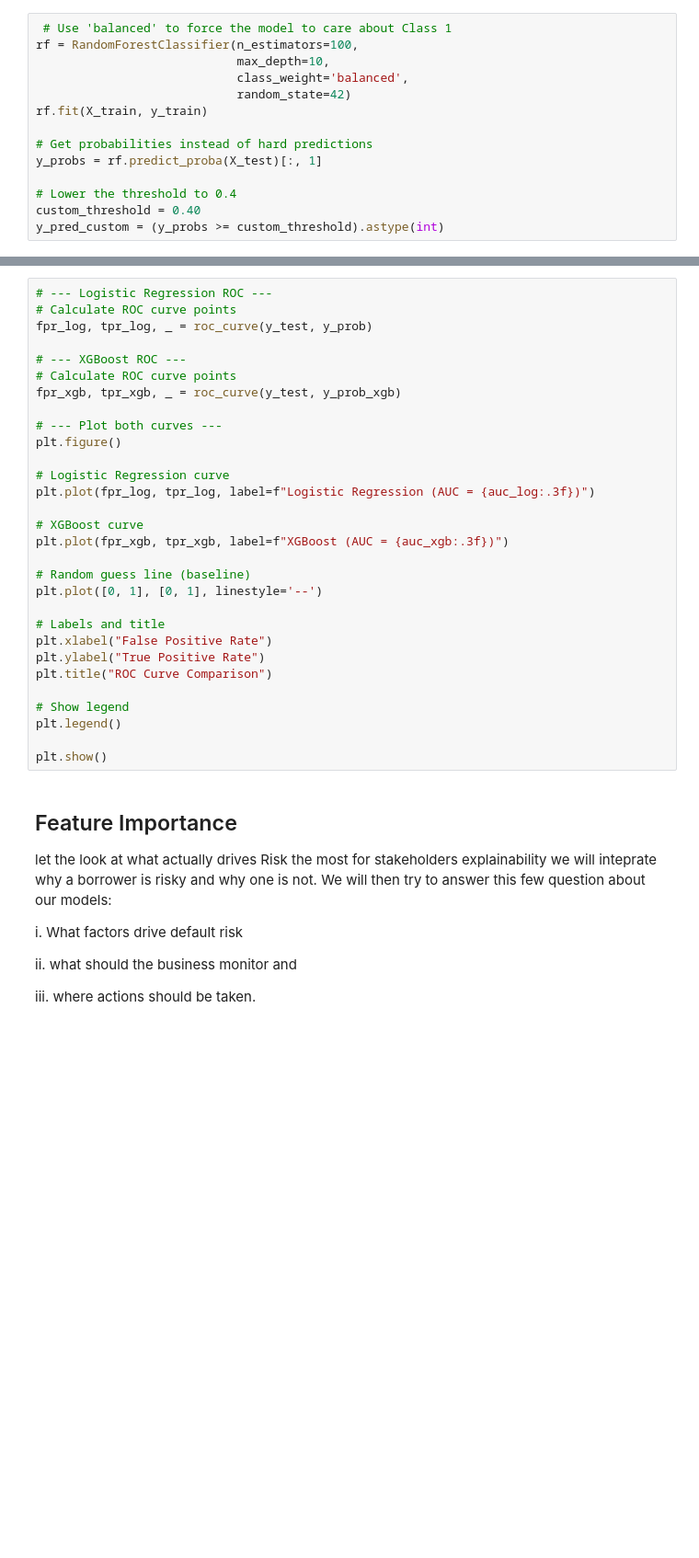
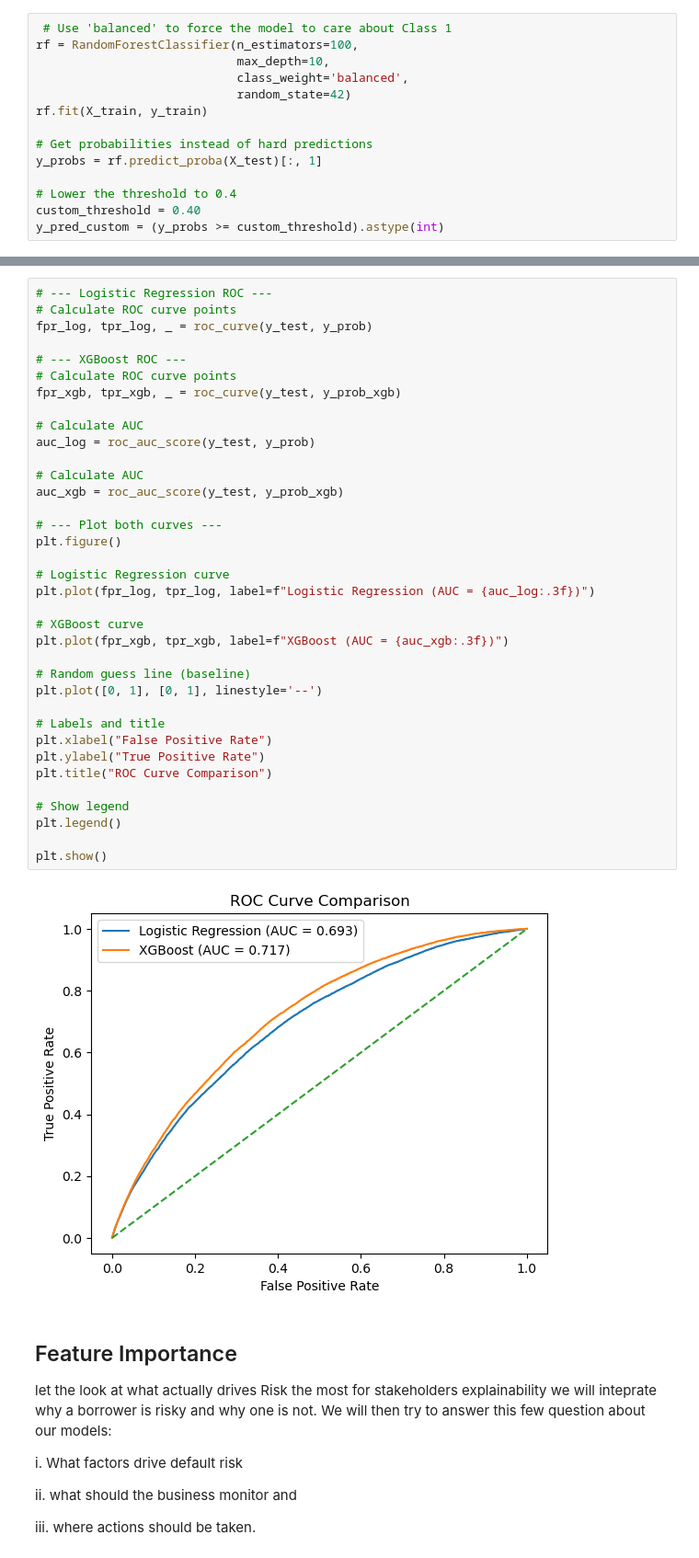
Before and after one commit to EAhadzi-byte/RISK-ANALYSIS, a Jupyter notebook: RISK ANALYSIS.ipynb, the cells around one changed output, grey strips where cells are left out. Shown at 92% size. Cells and saved outputs as stored; diff of their text form; blank space fills up the shorter version.

```diff
--- a/RISK ANALYSIS.ipynb
+++ b/RISK ANALYSIS.ipynb
@@ -650,33 +659,41 @@ print(classification_report(y_test, y_pred_custom))
 # %%
 # --- Logistic Regression ROC ---
 # Calculate ROC curve points
 fpr_log, tpr_log, _ = roc_curve(y_test, y_prob)
 
 # --- XGBoost ROC ---
 # Calculate ROC curve points
 fpr_xgb, tpr_xgb, _ = roc_curve(y_test, y_prob_xgb)
+
+# Calculate AUC
+auc_log = roc_auc_score(y_test, y_prob)
+
+# Calculate AUC
+auc_xgb = roc_auc_score(y_test, y_prob_xgb)
 
 # --- Plot both curves ---
 plt.figure()
 
 # Logistic Regression curve
 plt.plot(fpr_log, tpr_log, label=f"Logistic Regression (AUC = {auc_log:.3f})")
 
 # XGBoost curve
 plt.plot(fpr_xgb, tpr_xgb, label=f"XGBoost (AUC = {auc_xgb:.3f})")
 
 # Random guess line (baseline)
 plt.plot([0, 1], [0, 1], linestyle='--')
 
 # Labels and title
 plt.xlabel("False Positive Rate")
 plt.ylabel("True Positive Rate")
 plt.title("ROC Curve Comparison")
 
 # Show legend
 plt.legend()
 
 plt.show()
+# %% [output]
+[figure, added]
 # %% [markdown]
 ## Feature Importance
 let the look at what actually drives Risk the most for stakeholders explainability we will inteprate why a borrower is risky and why one is not.
```
Also changed, not shown: parts of 12 cells of this notebook.
